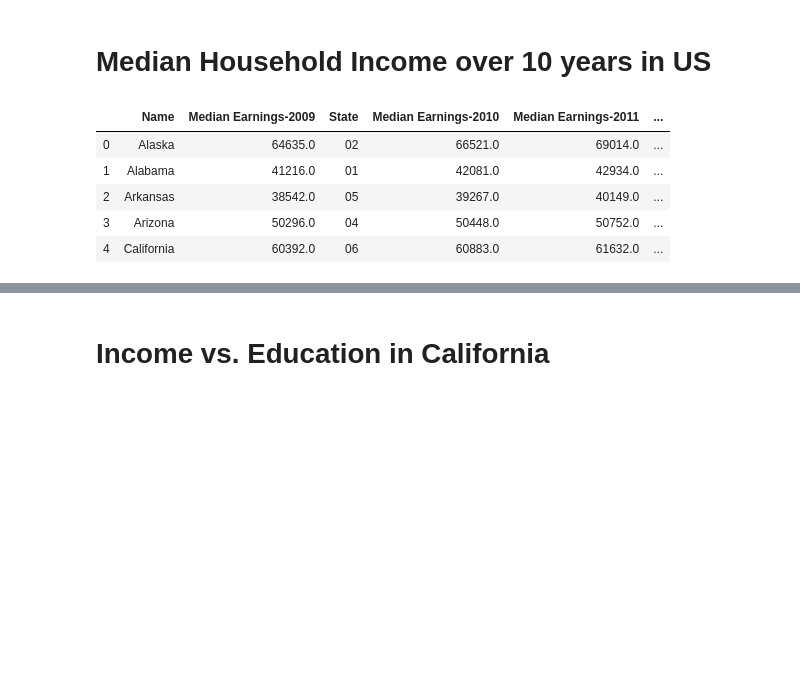
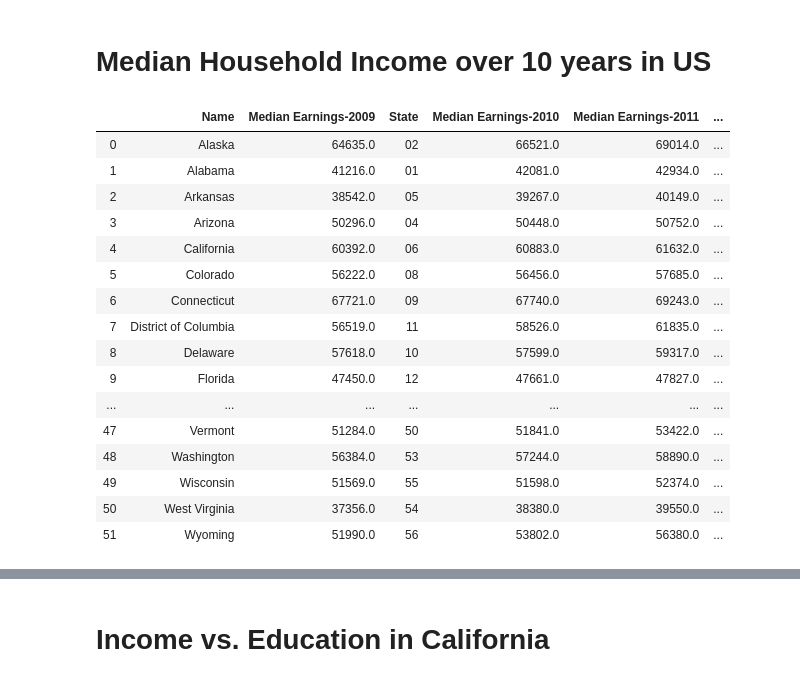
Before and after one commit to nmanduri999/Income_Disparity_Project_1, a Jupyter notebook: Project_one_Niha/Income_Education_Census.ipynb, the cells around one changed output, grey strips where cells are left out. Cells and saved outputs as stored; diff of their text form; code cells hidden in the pictures; blank space fills up the shorter version.

```diff
--- a/Project_one_Niha/Income_Education_Census.ipynb
+++ b/Project_one_Niha/Income_Education_Census.ipynb
@@ -36,33 +36,44 @@ income_2018 = pd.DataFrame(income_2018)
 # %%
 # Convert to DataFrame
 income_2009 = income_2009.rename(columns={"B19019_001E": "Median Earnings-2009","NAME": "Name","state": "State"})
 income_2010 = income_2010.rename(columns={"B19019_001E": "Median Earnings-2010","NAME": "Name","state": "State"})
 income_2011 = income_2011.rename(columns={"B19019_001E": "Median Earnings-2011","NAME": "Name","state": "State"})
 income_2012 = income_2012.rename(columns={"B19019_001E": "Median Earnings-2012","NAME": "Name","state": "State"})
 income_2013 = income_2013.rename(columns={"B19019_001E": "Median Earnings-2013","NAME": "Name","state": "State"})
 income_2014 = income_2014.rename(columns={"B19019_001E": "Median Earnings-2014","NAME": "Name","state": "State"})
 income_2015 = income_2015.rename(columns={"B19019_001E": "Median Earnings-2015","NAME": "Name","state": "State"})
 income_2016 = income_2016.rename(columns={"B19019_001E": "Median Earnings-2016","NAME": "Name","state": "State"})
 income_2017 = income_2017.rename(columns={"B19019_001E": "Median Earnings-2017","NAME": "Name","state": "State"})
 income_2018 = income_2018.rename(columns={"B19019_001E": "Median Earnings-2018","NAME": "Name","state": "State"})
 all_income_years = pd.merge(income_2009, income_2010, how='right', on=['State','Name'])
 all_income_years = pd.merge(all_income_years, income_2011, how='right', on=['State','Name'])
 all_income_years = pd.merge(all_income_years, income_2012, how='right', on=['State','Name'])
 all_income_years = pd.merge(all_income_years, income_2013, how='right', on=['State','Name'])
 all_income_years = pd.merge(all_income_years, income_2014, how='right', on=['State','Name'])
 all_income_years = pd.merge(all_income_years, income_2015, how='right', on=['State','Name'])
 all_income_years = pd.merge(all_income_years, income_2016, how='right', on=['State','Name'])
 all_income_years = pd.merge(all_income_years, income_2017, how='right', on=['State','Name'])
 all_income_years = pd.merge(all_income_years, income_2018, how='right', on=['State','Name'])
 all_income_years.set_index('Name')
-all_income_years.head()
+all_income_years
 # %% [output]
 |  | Name | Median Earnings-2009 | State | Median Earnings-2010 | Median Earnings-2011 | ... |
 | 0 | Alaska | 64635.0 | 02 | 66521.0 | 69014.0 | ... |
 | 1 | Alabama | 41216.0 | 01 | 42081.0 | 42934.0 | ... |
 | 2 | Arkansas | 38542.0 | 05 | 39267.0 | 40149.0 | ... |
 | 3 | Arizona | 50296.0 | 04 | 50448.0 | 50752.0 | ... |
 | 4 | California | 60392.0 | 06 | 60883.0 | 61632.0 | ... |
+| 5 | Colorado | 56222.0 | 08 | 56456.0 | 57685.0 | ... |
+| 6 | Connecticut | 67721.0 | 09 | 67740.0 | 69243.0 | ... |
+| 7 | District of Columbia | 56519.0 | 11 | 58526.0 | 61835.0 | ... |
+| 8 | Delaware | 57618.0 | 10 | 57599.0 | 59317.0 | ... |
+| 9 | Florida | 47450.0 | 12 | 47661.0 | 47827.0 | ... |
+| ... | ... | ... | ... | ... | ... | ... |
+| 47 | Vermont | 51284.0 | 50 | 51841.0 | 53422.0 | ... |
+| 48 | Washington | 56384.0 | 53 | 57244.0 | 58890.0 | ... |
+| 49 | Wisconsin | 51569.0 | 55 | 51598.0 | 52374.0 | ... |
+| 50 | West Virginia | 37356.0 | 54 | 38380.0 | 39550.0 | ... |
+| 51 | Wyoming | 51990.0 | 56 | 53802.0 | 56380.0 | ... |
 # %%
 y_axis = list(all_income_years.median())
 x_axis = ["2009","2010","2011","2012","2013","2014","2015","2016","2017","2018"]
```
Also changed, not shown: parts of 4 cells of this notebook, 1 other file.
